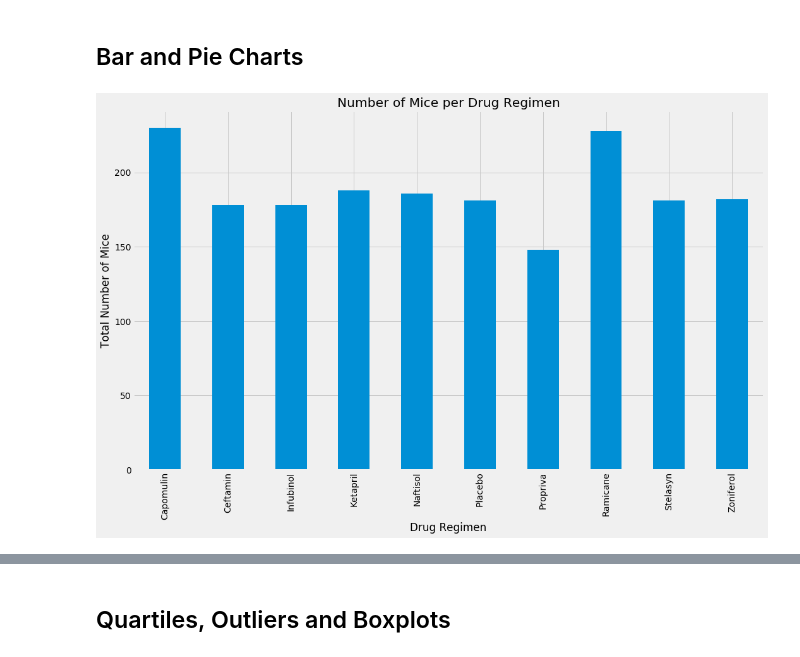
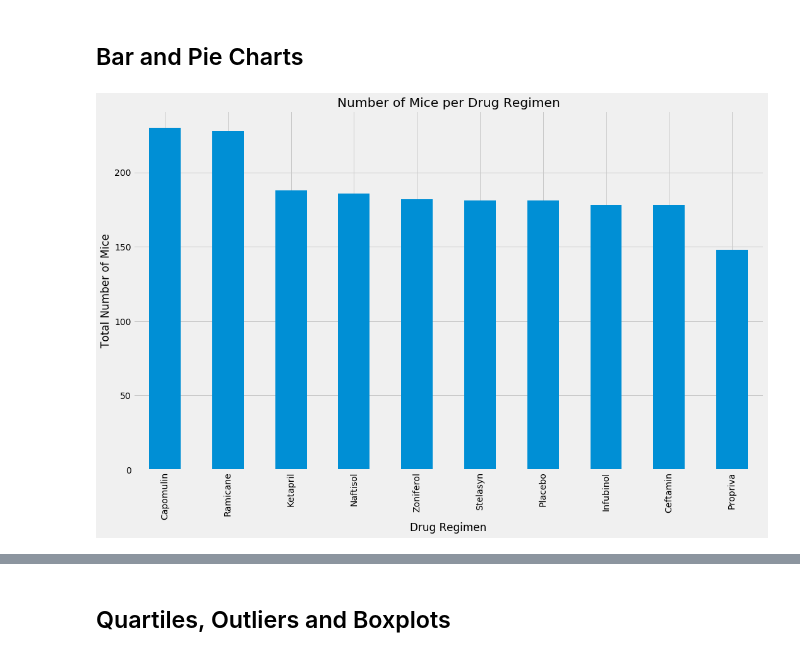
Before and after one commit to MichRisu/matplotlib-challenge, a Jupyter notebook: Pymaceuticals/pymaceuticals_starter.ipynb, the cells around one changed output, grey strips where cells are left out. Saved outputs shown, nothing was run; the diff lists cells and outputs as text; code cells hidden in the pictures.

```diff
--- a/Pymaceuticals/pymaceuticals_starter.ipynb
+++ b/Pymaceuticals/pymaceuticals_starter.ipynb
@@ -18,8 +18,8 @@ df_mouse_metadata = pd.read_csv(mouse_metadata_path)
 df_study_results = pd.read_csv(study_results_path)
 
 # Combine the data into a single dataset
+# Display the data table for preview
 df_merged = pd.merge(df_mouse_metadata, df_study_results, on='Mouse ID')
-
-# Display the data table for preview
+df_merged.rename(columns= {"Age_months": "Age (months)"}, inplace=True)
 df_merged
 # %% [output]
@@ -136,17 +136,19 @@ df_tumor_summary.rename(columns={'mean': "Mean", 'median': "Median", 'var': "Var
 # %% [markdown]
 ## Bar and Pie Charts
 # %%
-# Generate a bar plot showing the total number of mice for each treatment throughout the course of the study using pandas.
+# Generate a bar plot showing the total number of mice for each treatment
+#throughout the course of the study using pandas.
 mice_per_drug = df_clean.groupby(['Drug Regimen']).count()['Mouse ID']
 
-#mice_per_drug_sorted = mice_per_drug.sort_values()
+mice_per_drug_sorted = mice_per_drug.sort_values(ascending=False)
 
-mice_bar = mice_per_drug.plot.bar(figsize=(15,10));
+mice_bar = mice_per_drug_sorted.plot.bar(figsize=(15,10));
 plt.ylabel("Total Number of Mice");
 plt.title("Number of Mice per Drug Regimen");
 plt.tight_layout()
+plt.show()
 # %% [output]
-[figure, old version]
+[figure, new version]
 # %%
 # Generate a bar plot showing the total number of mice for each treatment throughout the course of the study using pyplot.
 
```
Also changed, not shown: parts of 11 cells of this notebook.
